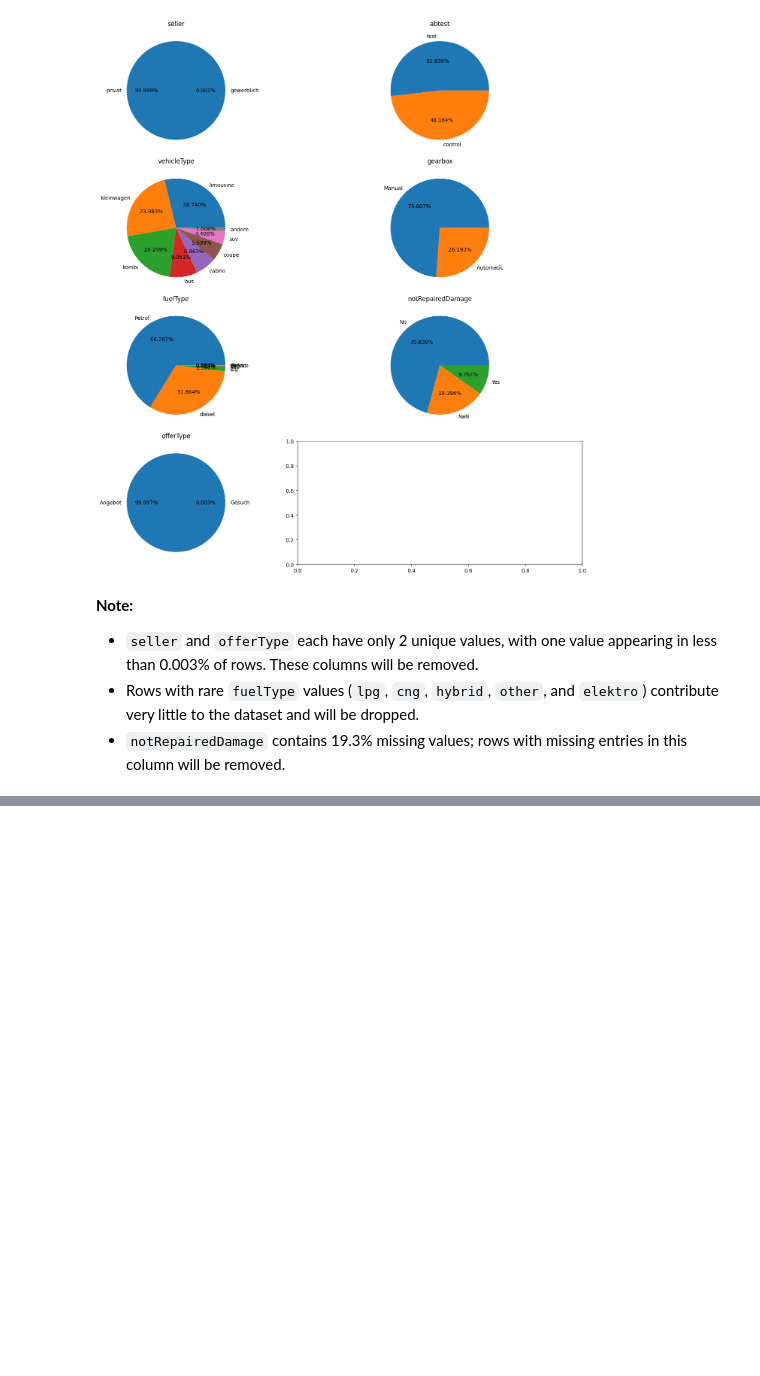
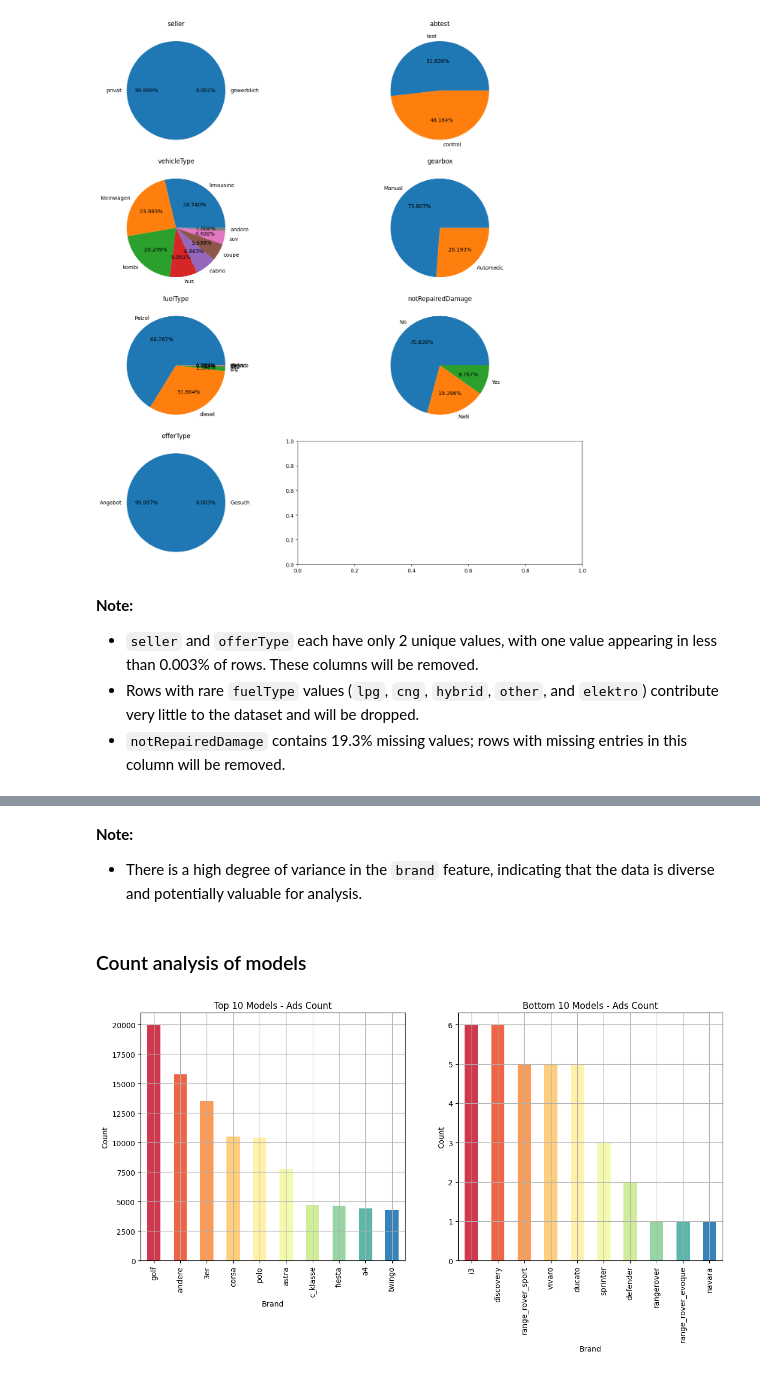
Before and after one commit to Prasadkurapati/CarDataAnalysis, a Jupyter notebook: script.ipynb, the cells around one changed output, grey strips where cells are left out. Drawn from its saved outputs; the diff is of its cells as text; code cells hidden in the pictures; blank space fills up the shorter version.

```diff
--- a/script.ipynb
+++ b/script.ipynb
@@ -163,0 +216,17 @@ plt.show()
+# %% [markdown]
+**Note:**
+
+- There is a high degree of variance in the `brand` feature, indicating that the data is diverse and potentially valuable for analysis.
+# %% [markdown]
+### Count analysis of models
+# %%
+colors_10_1 = sns.color_palette("Spectral", 10)
+colors_10_2 = sns.color_palette("Set3", 10)
+colors_5 = sns.color_palette('Accent', 5)
+fig, axes = plt.subplots(nrows=1, ncols=2, figsize=(14, 6))
+
+df['model'].value_counts().head(10).plot(kind='bar', title='Top 10 Models - Ads Count', color=colors_10_1, ax=axes[0], xlabel='Brand', ylabel='Count', grid=True)
+df['model'].value_counts().tail(10).plot(kind='bar', title='Bottom 10 Models - Ads Count', color=colors_10_1, ax=axes[1], xlabel='Brand', ylabel='Count', grid=True)
+plt.show()
+# %% [output]
+[figure, added]
```
Also changed, not shown: parts of 10 cells of this notebook.
